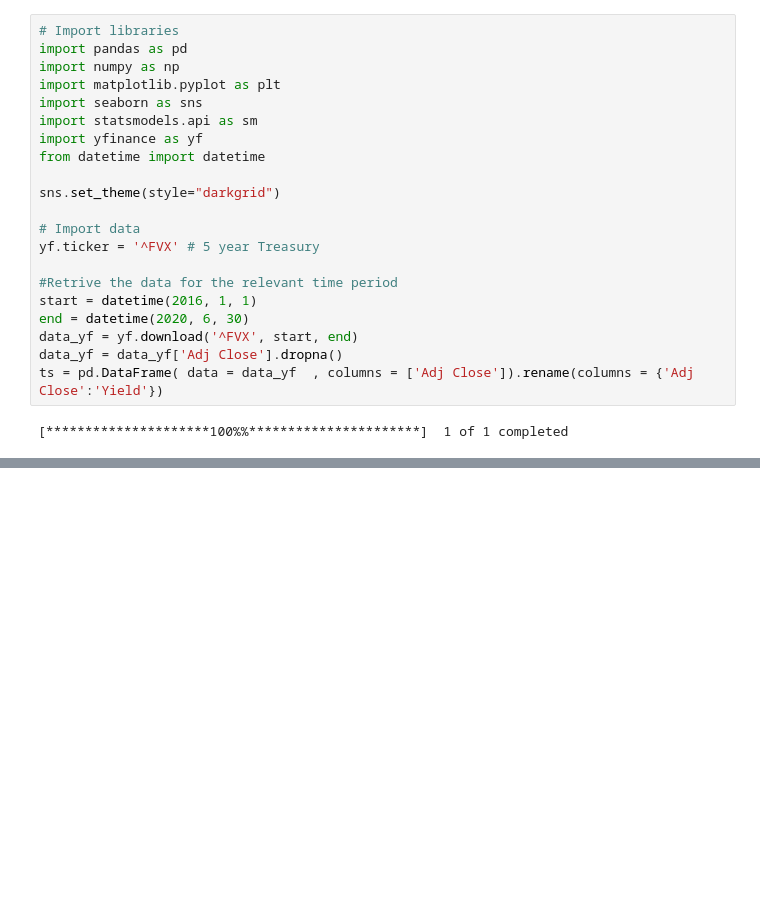
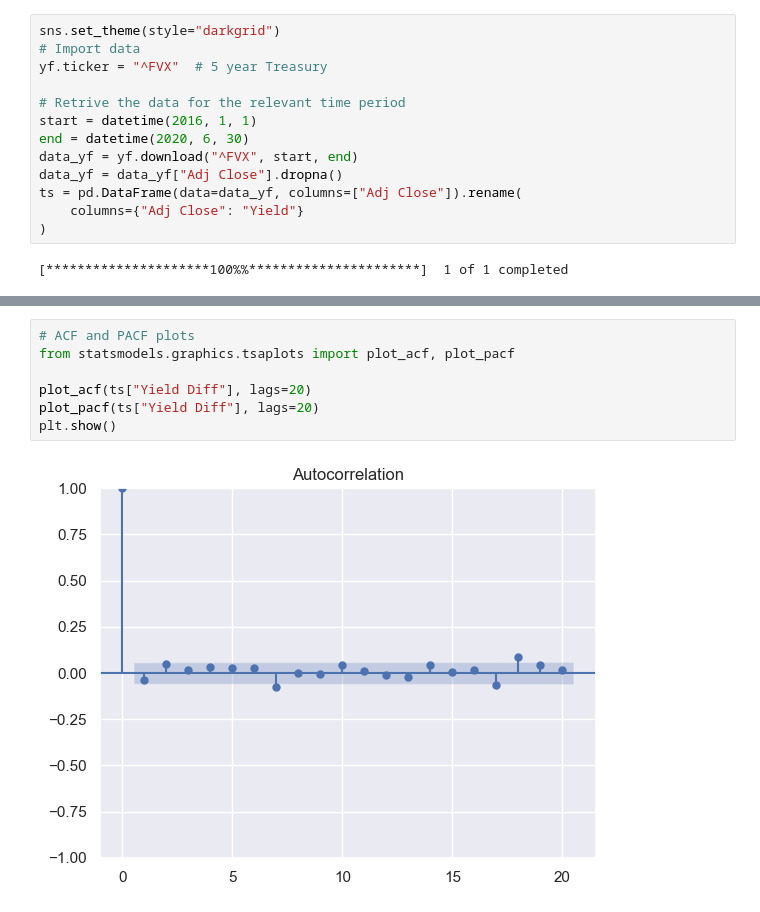
Before and after one commit to RomainCastellarnau/Assignment-2023-Applied-Time-Series, a Jupyter notebook: Computing exercises/Ex_5.ipynb, the cells around one changed output, grey strips where cells are left out. Saved outputs shown, nothing was run; the diff lists cells and outputs as text; blank space fills up the shorter version.

```diff
--- a/Computing exercises/Ex_5.ipynb
+++ b/Computing exercises/Ex_5.ipynb
@@ -9,24 +18,16 @@ out-of-sample period (from **__January 1, 2020__** until **__June 30, 2020__**).
 # %%
-# Import libraries
-import pandas as pd
-import numpy as np
-import matplotlib.pyplot as plt
-import seaborn as sns
-import statsmodels.api as sm
-import yfinance as yf
-from datetime import datetime
+sns.set_theme(style="darkgrid")
+# Import data
+yf.ticker = "^FVX"  # 5 year Treasury
 
-sns.set_theme(style="darkgrid")
-
-# Import data
-yf.ticker = '^FVX' # 5 year Treasury
-
-#Retrive the data for the relevant time period
+# Retrive the data for the relevant time period
 start = datetime(2016, 1, 1)
 end = datetime(2020, 6, 30)
-data_yf = yf.download('^FVX', start, end)
-data_yf = data_yf['Adj Close'].dropna()
-ts = pd.DataFrame( data = data_yf  , columns = ['Adj Close']).rename(columns = {'Adj Close':'Yield'})
+data_yf = yf.download("^FVX", start, end)
+data_yf = data_yf["Adj Close"].dropna()
+ts = pd.DataFrame(data=data_yf, columns=["Adj Close"]).rename(
+    columns={"Adj Close": "Yield"}
+)
 # %% [output]
 [*********************100%%**********************]  1 of 1 completed
 # %%
@@ -82,3 +84,12 @@ plt.xlabel('Date')
 plt.show()
 # %% [output]
 [figure]
+# %%
+# ACF and PACF plots
+from statsmodels.graphics.tsaplots import plot_acf, plot_pacf
+
+plot_acf(ts["Yield Diff"], lags=20)
+plot_pacf(ts["Yield Diff"], lags=20)
+plt.show()
+# %% [output]
+[figure, added]
```
Also changed, not shown: parts of 9 cells of this notebook.
